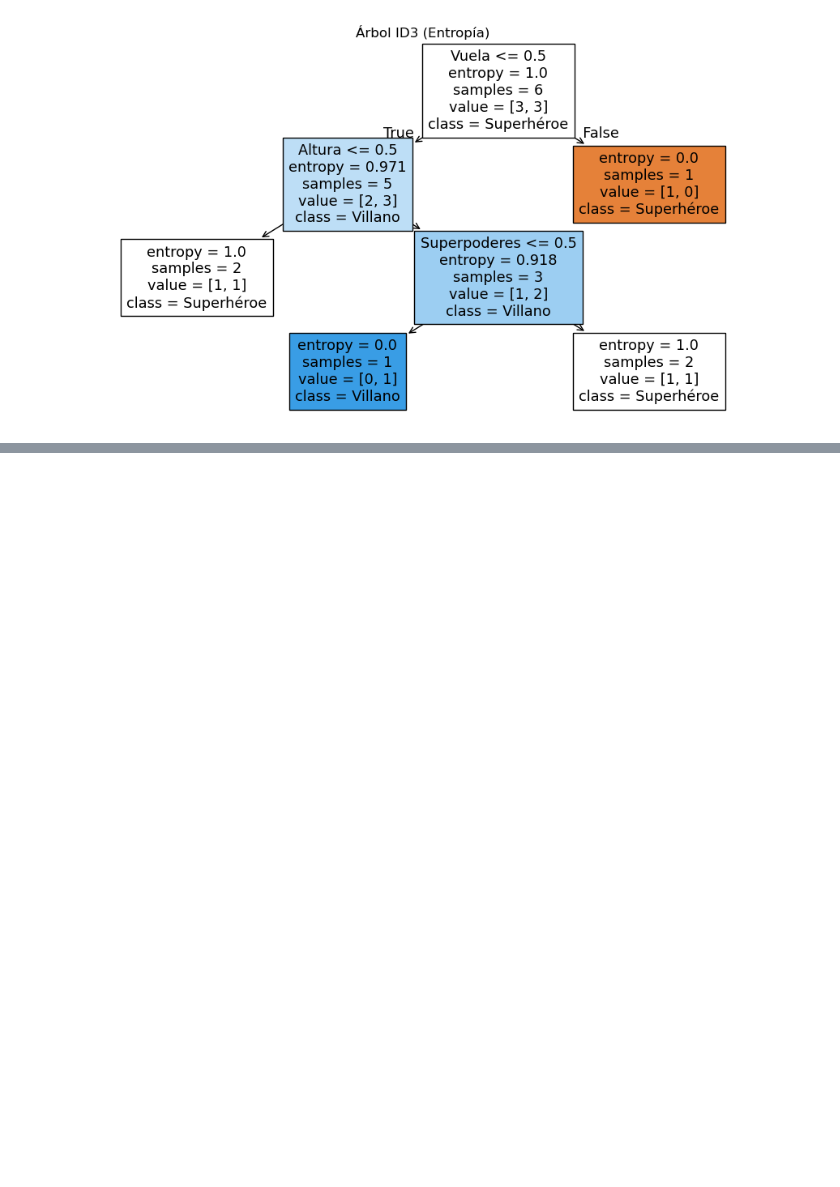
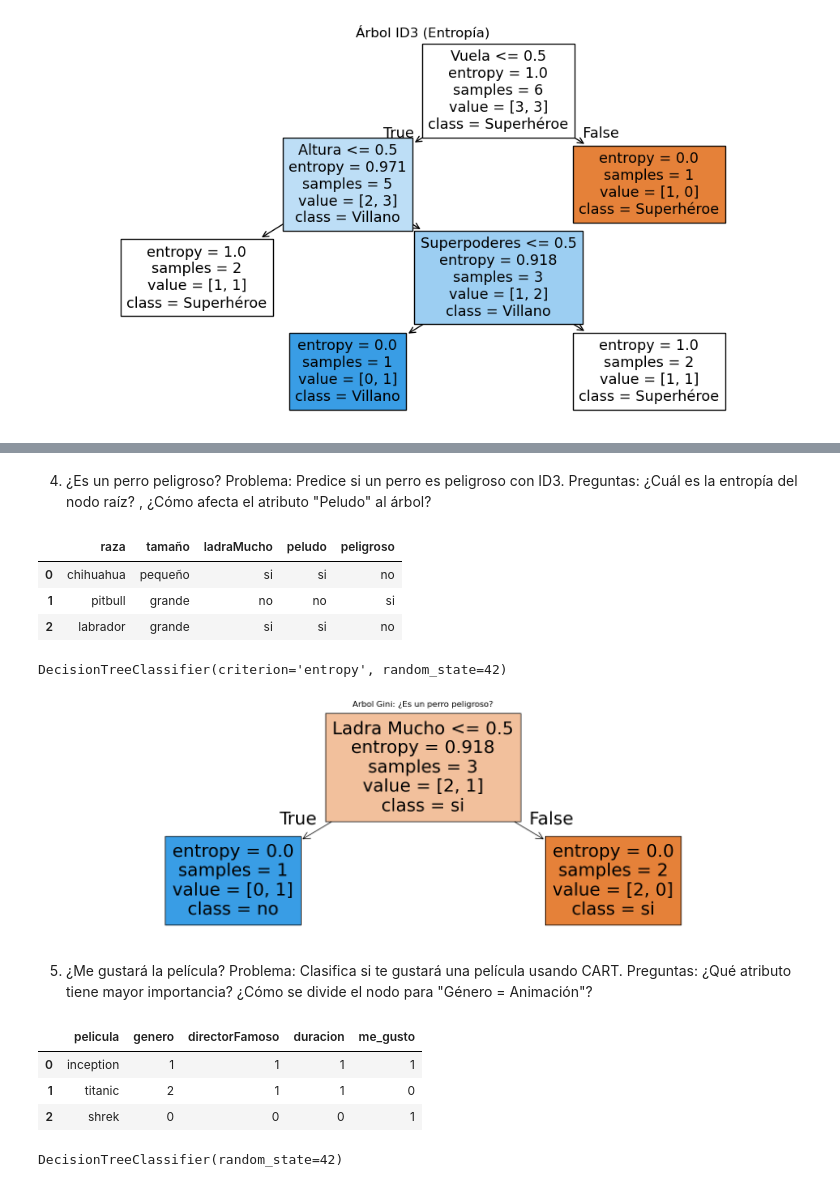
Before and after one commit to AlanMM03/Mineria-de-Datos, a Jupyter notebook: EjerciciosArboles0805.ipynb, the cells around one changed output, grey strips where cells are left out. Saved outputs shown, nothing was run; the diff lists cells and outputs as text; code cells hidden in the pictures; blank space fills up the shorter version.

```diff
--- a/EjerciciosArboles0805.ipynb
+++ b/EjerciciosArboles0805.ipynb
@@ -56,0 +165,70 @@ plt.show()
+# %% [markdown]
+4. ¿Es un perro peligroso?
+Problema: Predice si un perro es peligroso con ID3.
+Preguntas: ¿Cuál es la entropía del nodo raíz? , ¿Cómo afecta el atributo "Peludo" al árbol?
+# %%
+data2={
+    'raza':['chihuahua','pitbull','labrador'],
+    'tamaño':['pequeño','grande','grande'],
+    'ladraMucho':['si','no','si'],
+    'peludo': ['si','no','si'],
+    'peligroso': ['no','si','no']
+}
+df2=pd.DataFrame(data2)
+df2
+# %% [output]
+|  | raza | tamaño | ladraMucho | peludo | peligroso |
+| 0 | chihuahua | pequeño | si | si | no |
+| 1 | pitbull | grande | no | no | si |
+| 2 | labrador | grande | si | si | no |
+# %%
+df_c2=df2.copy()
+for col in df2.columns[1:]:
+    df_c2[col]=le.fit_transform(df2[col])
+# %%
+X3=df_c2[['tamaño','ladraMucho','peludo']]
+y3=df_c2['peligroso']
+# %%
+arbol_e2=DecisionTreeClassifier(criterion='entropy',random_state=42)
+arbol_e2.fit(X3,y3)
+# %% [output]
+DecisionTreeClassifier(criterion='entropy', random_state=42)
+# %%
+plt.figure(figsize=(20,6))
+plot_tree(arbol_e2,feature_names=['Tamaño','Ladra Mucho','Peludo'],class_names=['si','no'],filled=True)
+plt.title("Arbol Gini: ¿Es un perro peligroso?")
+plt.show()
+# %% [output]
+[figure, added]
+# %% [markdown]
+5. ¿Me gustará la película?
+Problema: Clasifica si te gustará una película usando CART.
+Preguntas: ¿Qué atributo tiene mayor importancia? ¿Cómo se divide el nodo para "Género = Animación"?
+# %%
+data3={
+    'pelicula': ['inception','titanic','shrek'],
+    'genero': ['ciencia','romance','animacion'],
+    'directorFamoso':['si','si','no'],
+    'duracion':['si','si','no'],
+    'me_gusto':['si','no','si']
+}
+df3=pd.DataFrame(data3)
+
+#Codificacion
+df_c3=df3.copy()
+for c in df3.columns[1:]:
+    df_c3[c]=le.fit_transform(df3[c])
+df_c3
+# %% [output]
+|  | pelicula | genero | directorFamoso | duracion | me_gusto |
+| 0 | inception | 1 | 1 | 1 | 1 |
+| 1 | titanic | 2 | 1 | 1 | 0 |
+| 2 | shrek | 0 | 0 | 0 | 1 |
+# %%
+X4=df_c3[['genero','directorFamoso','duracion']]
+y4=df_c3['me_gusto']
+
+md=DecisionTreeClassifier(criterion='gini',random_state=42)
+md.fit(X4,y4)
+# %% [output]
+DecisionTreeClassifier(random_state=42)
```
Also changed, not shown: parts of 28 cells of this notebook.
